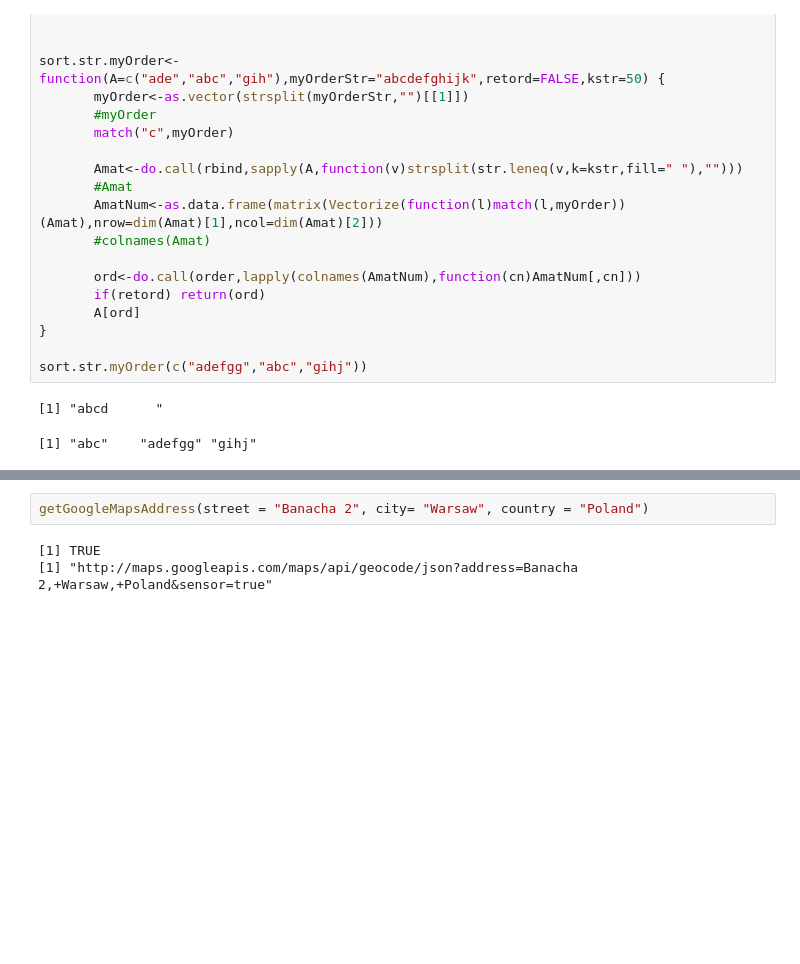
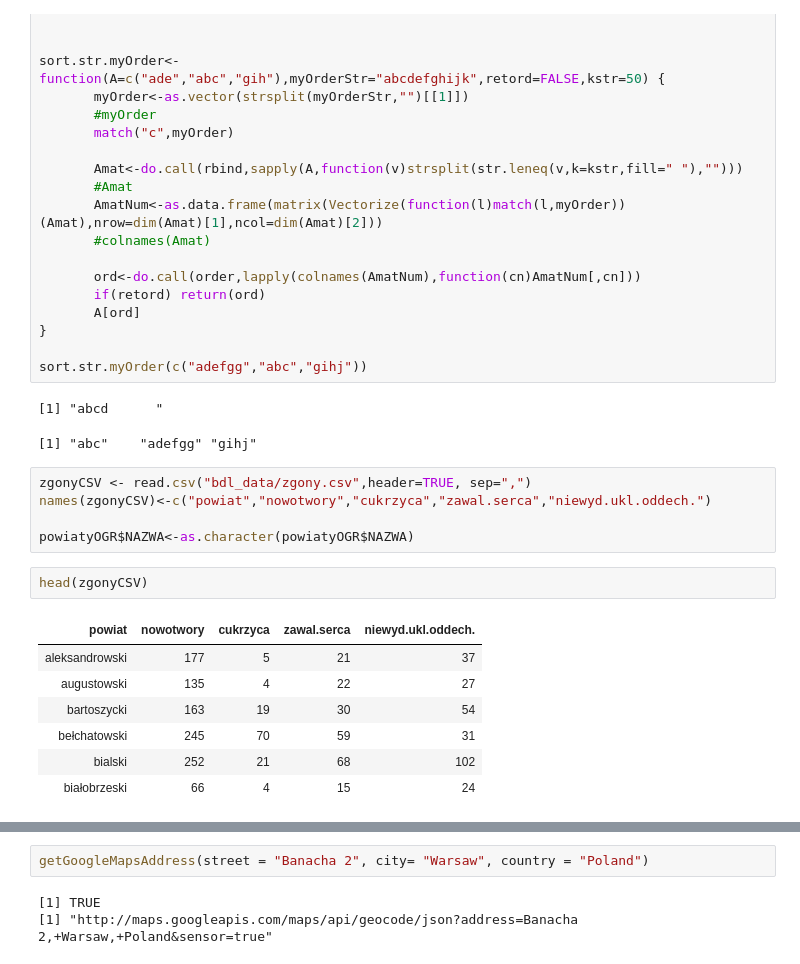
Before and after one commit to macieksk/hackyeah2018, a Jupyter notebook: R_process_geo_data.ipynb, the cells around one changed output, grey strips where cells are left out. Saved outputs shown, nothing was run; the diff lists cells and outputs as text; blank space fills up the shorter version.

Commit message:
shiny, notebooks fixed powiatyOGR matching with zgonyCSV

```diff
--- a/R_process_geo_data.ipynb
+++ b/R_process_geo_data.ipynb
@@ -355,3 +355,18 @@ sort.str.myOrder(c("adefgg","abc","gihj"))
 # %% [output]
 [1] "abcd      "
 [1] "abc"    "adefgg" "gihj"
+# %%
+zgonyCSV <- read.csv("bdl_data/zgony.csv",header=TRUE, sep=",")
+names(zgonyCSV)<-c("powiat","nowotwory","cukrzyca","zawal.serca","niewyd.ukl.oddech.")
+
+powiatyOGR$NAZWA<-as.character(powiatyOGR$NAZWA)
+# %%
+head(zgonyCSV)
+# %% [output]
+| powiat | nowotwory | cukrzyca | zawal.serca | niewyd.ukl.oddech. |
+| aleksandrowski | 177 | 5 | 21 | 37 |
+| augustowski | 135 | 4 | 22 | 27 |
+| bartoszycki | 163 | 19 | 30 | 54 |
+| bełchatowski | 245 | 70 | 59 | 31 |
+| bialski | 252 | 21 | 68 | 102 |
+| białobrzeski | 66 | 4 | 15 | 24 |
```
Also changed, not shown: parts of 3 cells of this notebook, 3 other files.
